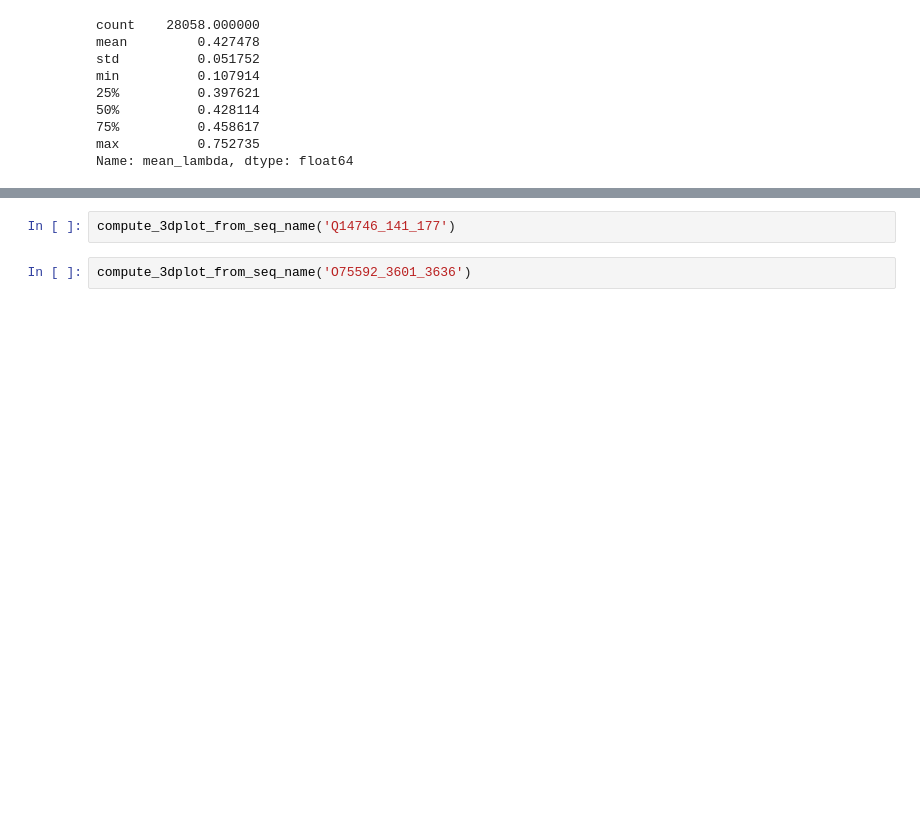
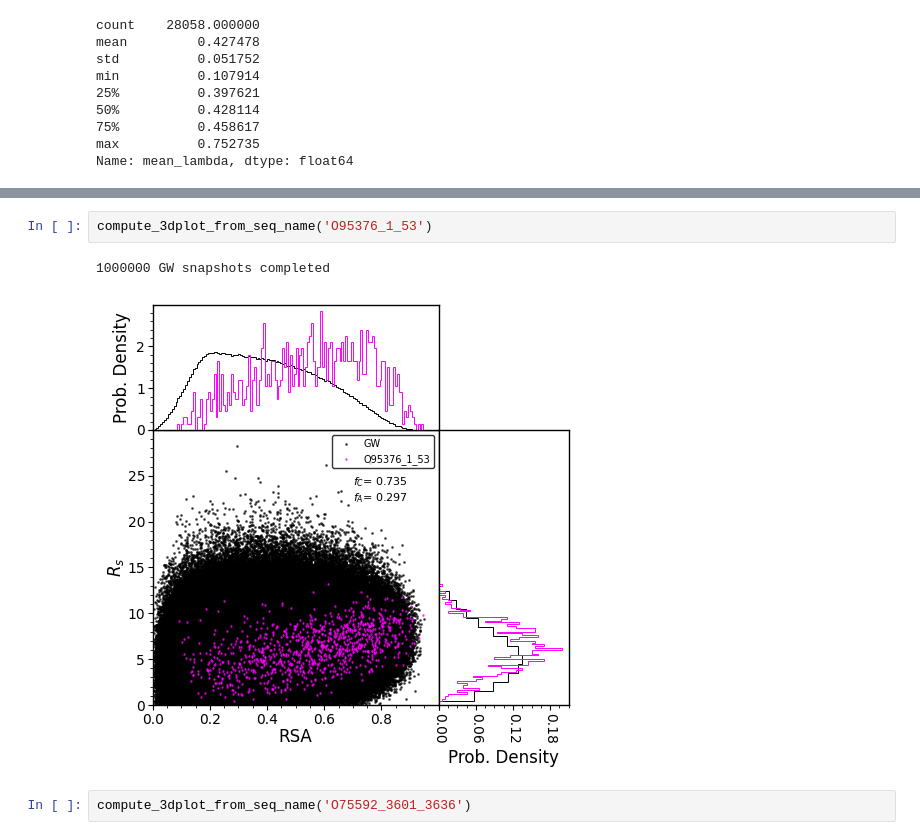
Before and after one commit to hshadman/larsen_paper_IDR_properties, a Jupyter notebook: IDROME-investigate_properties.ipynb, the cells around one changed output, grey strips where cells are left out. Saved outputs shown, nothing was run; the diff lists cells and outputs as text; blank space fills up the shorter version.

```diff
--- a/IDROME-investigate_properties.ipynb
+++ b/IDROME-investigate_properties.ipynb
@@ -581,7 +581,10 @@ idrome_prop_df[idrome_prop_df['nu']>0.6][['seq_name','z_delta_+-','nu','ete2_Rg2
 | 27799 | O75592_3601_3636 | 2.723464 | 0.610 | 6.792526 | 0.472222 |
 445 rows × 5 columns
 # %%
-compute_3dplot_from_seq_name('Q14746_141_177')
+compute_3dplot_from_seq_name('O95376_1_53')
+# %% [output]
+1000000 GW snapshots completed
+[figure, added]
 # %%
 compute_3dplot_from_seq_name('O75592_3601_3636')
 # %% [output]
```
Also changed, not shown: parts of 1 cell of this notebook.
